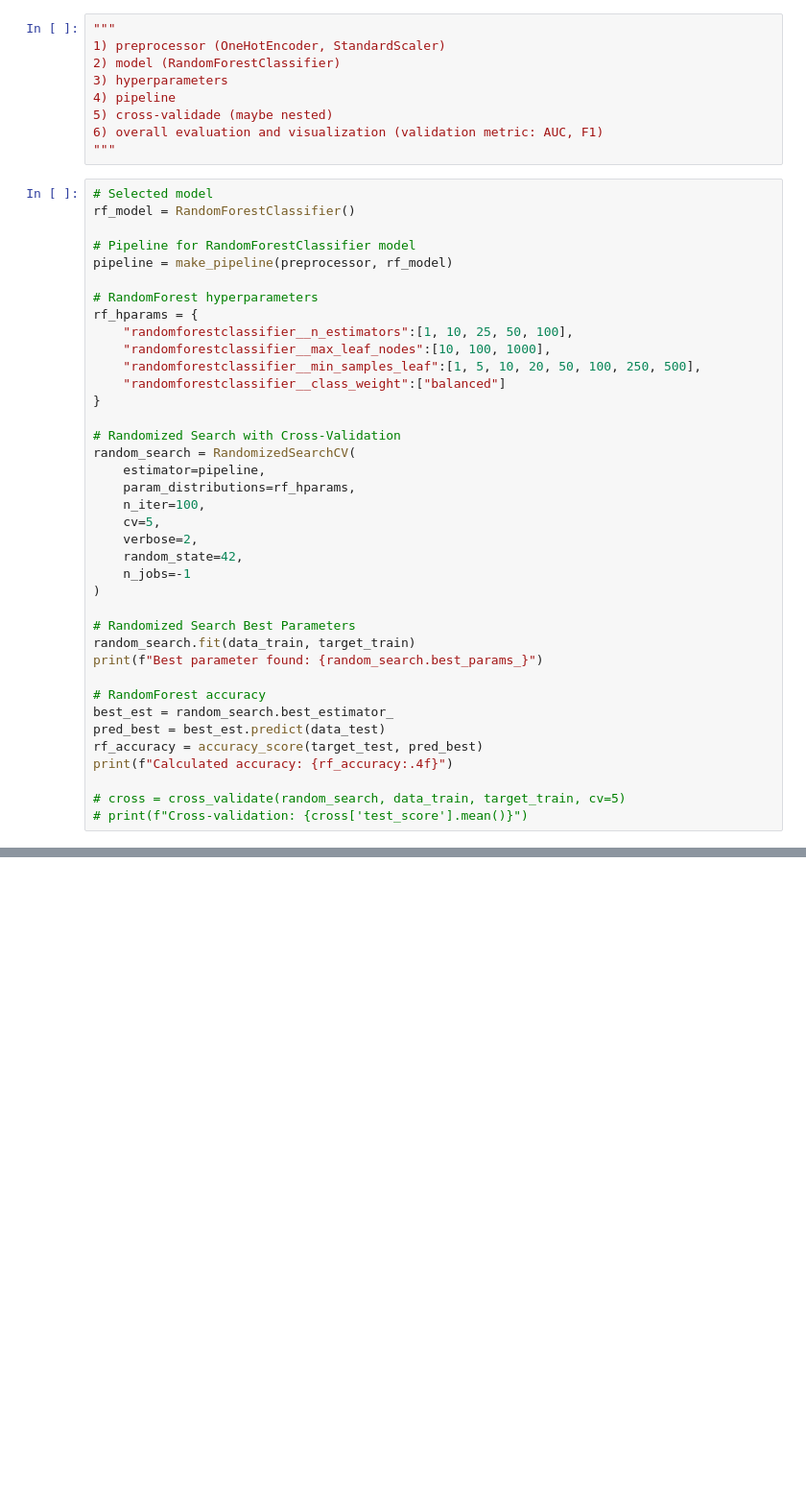
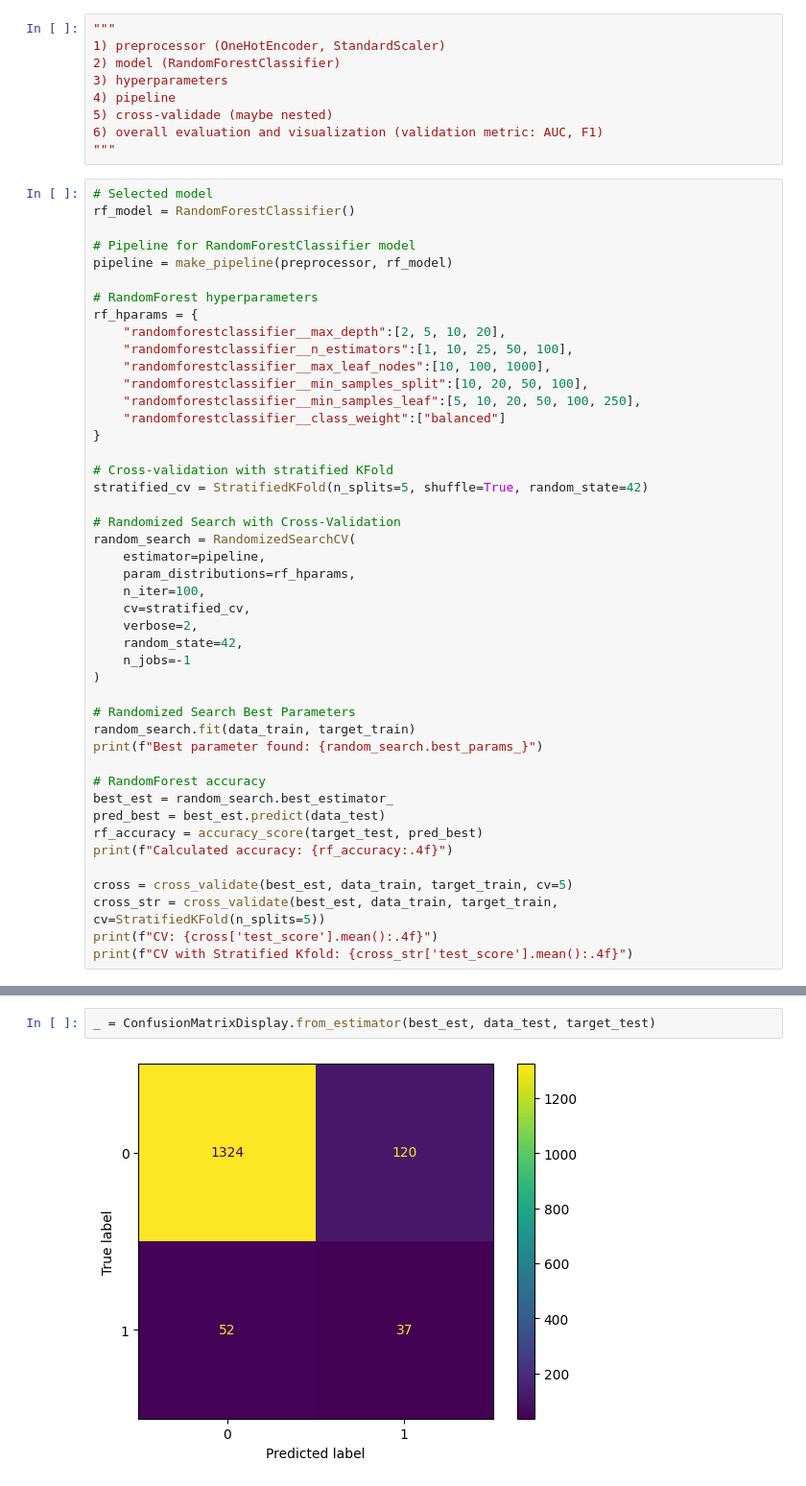
Before and after one commit to ShariYo/Modul3Sprint2, a Jupyter notebook: project/main.ipynb, the cells around one changed output, grey strips where cells are left out. Shown at 96% size. Drawn from its saved outputs; the diff is of its cells as text; blank space fills up the shorter version.

```diff
--- a/project/main.ipynb
+++ b/project/main.ipynb
@@ -765,18 +768,23 @@ pipeline = make_pipeline(preprocessor, rf_model)
 
 # RandomForest hyperparameters
 rf_hparams = {
+    "randomforestclassifier__max_depth":[2, 5, 10, 20],
     "randomforestclassifier__n_estimators":[1, 10, 25, 50, 100],
     "randomforestclassifier__max_leaf_nodes":[10, 100, 1000],
-    "randomforestclassifier__min_samples_leaf":[1, 5, 10, 20, 50, 100, 250, 500],
+    "randomforestclassifier__min_samples_split":[10, 20, 50, 100],
+    "randomforestclassifier__min_samples_leaf":[5, 10, 20, 50, 100, 250],
     "randomforestclassifier__class_weight":["balanced"]
 }
+
+# Cross-validation with stratified KFold
+stratified_cv = StratifiedKFold(n_splits=5, shuffle=True, random_state=42)
 
 # Randomized Search with Cross-Validation
 random_search = RandomizedSearchCV(
     estimator=pipeline,
     param_distributions=rf_hparams,
     n_iter=100,
-    cv=5,
+    cv=stratified_cv,
     verbose=2,
     random_state=42,
     n_jobs=-1
@@ -792,7 +800,9 @@ pred_best = best_est.predict(data_test)
 rf_accuracy = accuracy_score(target_test, pred_best)
 print(f"Calculated accuracy: {rf_accuracy:.4f}")
 
-# cross = cross_validate(random_search, data_train, target_train, cv=5)
-# print(f"Cross-validation: {cross['test_score'].mean()}")
+cross = cross_validate(best_est, data_train, target_train, cv=5)
+cross_str = cross_validate(best_est, data_train, target_train, cv=StratifiedKFold(n_splits=5))
+print(f"CV: {cross['test_score'].mean():.4f}")
+print(f"CV with Stratified Kfold: {cross_str['test_score'].mean():.4f}")
 # %% [output]
 Fitting 5 folds for each of 100 candidates, totalling 500 fits
@@ -806,0 +817,4 @@ Cross-validation: 0.9541383755908897
+# %%
+_ = ConfusionMatrixDisplay.from_estimator(best_est, data_test, target_test)
+# %% [output]
+[figure, added]
```
Also changed, not shown: parts of 10 cells of this notebook.
